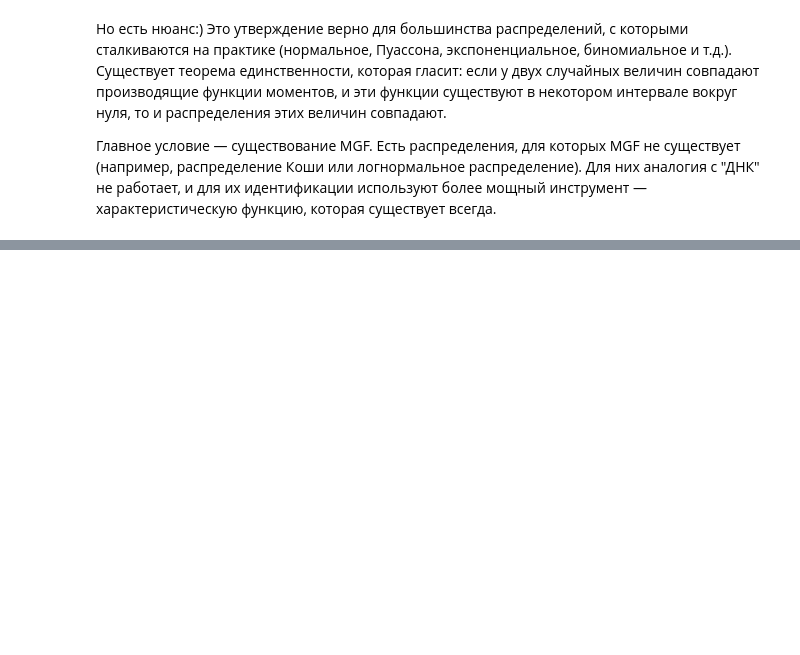
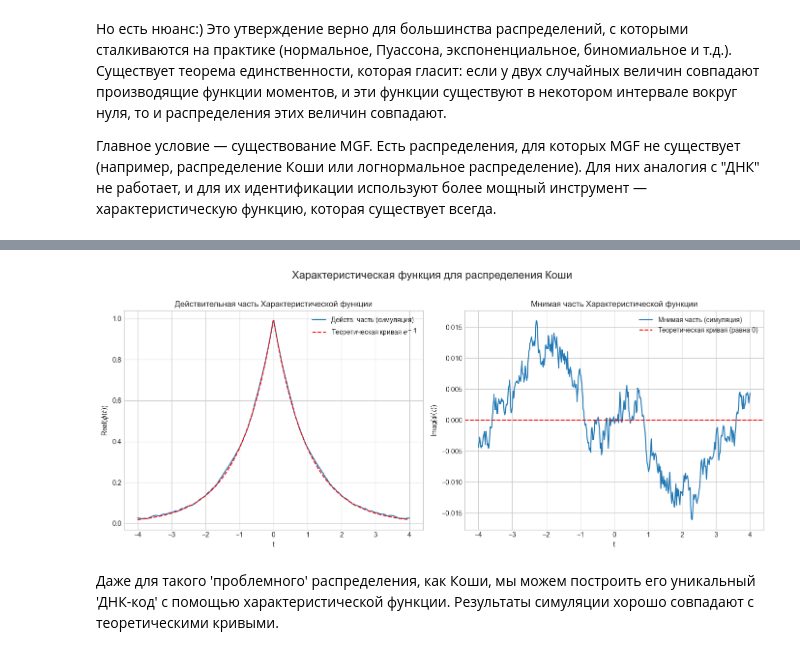
Before and after one commit to Gustaros/prerequisite-knowledge, a Jupyter notebook: mathematics-and-statistics/_build/jupyter_execute/methods/probability-and-statistics/advanced.ipynb, the cells around one changed output, grey strips where cells are left out. Saved outputs shown, nothing was run; the diff lists cells and outputs as text; code cells hidden in the pictures; blank space fills up the shorter version.

```diff
--- a/mathematics-and-statistics/_build/jupyter_execute/methods/probability-and-statistics/advanced.ipynb
+++ b/mathematics-and-statistics/_build/jupyter_execute/methods/probability-and-statistics/advanced.ipynb
@@ -137,0 +202,47 @@ plt.show()
+# %%
+# Возьмем 10000 случайных чисел из распределения Коши
+# У него нет ни среднего, ни дисперсии!
+cauchy_data = np.random.standard_cauchy(size=10000)
+
+# Эмпирическая характеристическая функция (простое усреднение)
+def empirical_char_func(t, data):
+    # e^(itx) = cos(tx) + i*sin(tx) по формуле Эйлера
+    return np.mean(np.exp(1j * t * data))
+
+# Диапазон для t
+t_range = np.linspace(-4, 4, 400)
+# Вычисляем значения функции
+ecf_values = [empirical_char_func(t, cauchy_data) for t in t_range]
+
+# Теоретическая характеристическая функция для стандартного Коши: phi(t) = e^(-|t|)
+# Она, к счастью, действительная и не имеет мнимой части.
+theoretical_cf = np.exp(-np.abs(t_range))
+
+# Визуализация
+plt.figure(figsize=(14, 6))
+
+# График 1: Действительная часть
+plt.subplot(1, 2, 1)
+plt.plot(t_range, np.real(ecf_values), label='Действ. часть (симуляция)')
+plt.plot(t_range, theoretical_cf, 'r--', label='Теоретическая кривая $e^{-|t|}$')
+plt.title('Действительная часть Характеристической функции')
+plt.xlabel('t')
+plt.ylabel('Real($\phi(t)$)')
+plt.legend()
+
+# График 2: Мнимая часть
+plt.subplot(1, 2, 2)
+plt.plot(t_range, np.imag(ecf_values), label='Мнимая часть (симуляция)')
+plt.axhline(0, color='r', linestyle='--', label='Теоретическая кривая (равна 0)')
+plt.title('Мнимая часть Характеристической функции')
+plt.xlabel('t')
+plt.ylabel('Imag($\phi(t)$)')
+plt.legend()
+
+plt.suptitle('Характеристическая функция для распределения Коши', fontsize=16)
+plt.tight_layout(rect=[0, 0, 1, 0.96])
+plt.show()
+# %% [output]
+[figure, added]
+# %% [markdown]
+Даже для такого 'проблемного' распределения, как Коши, мы можем построить его уникальный 'ДНК-код' с помощью характеристической функции. Результаты симуляции хорошо совпадают с теоретическими кривыми.
```
Also changed, not shown: parts of 9 cells of this notebook, 13 other files.
